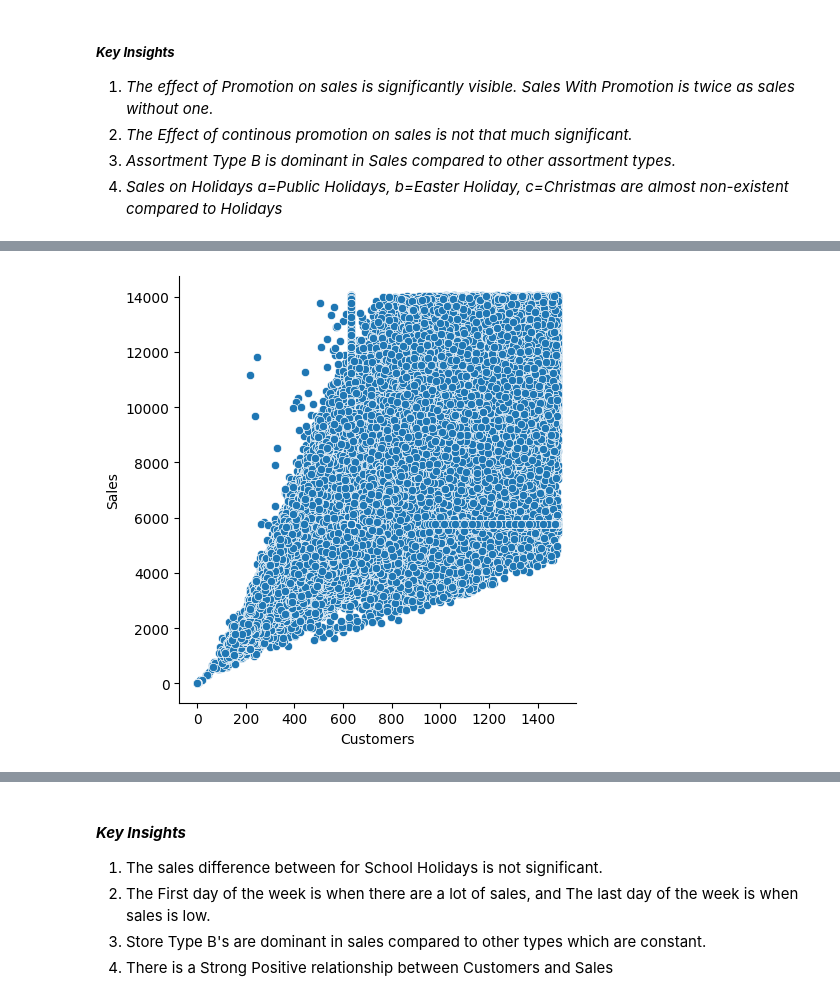
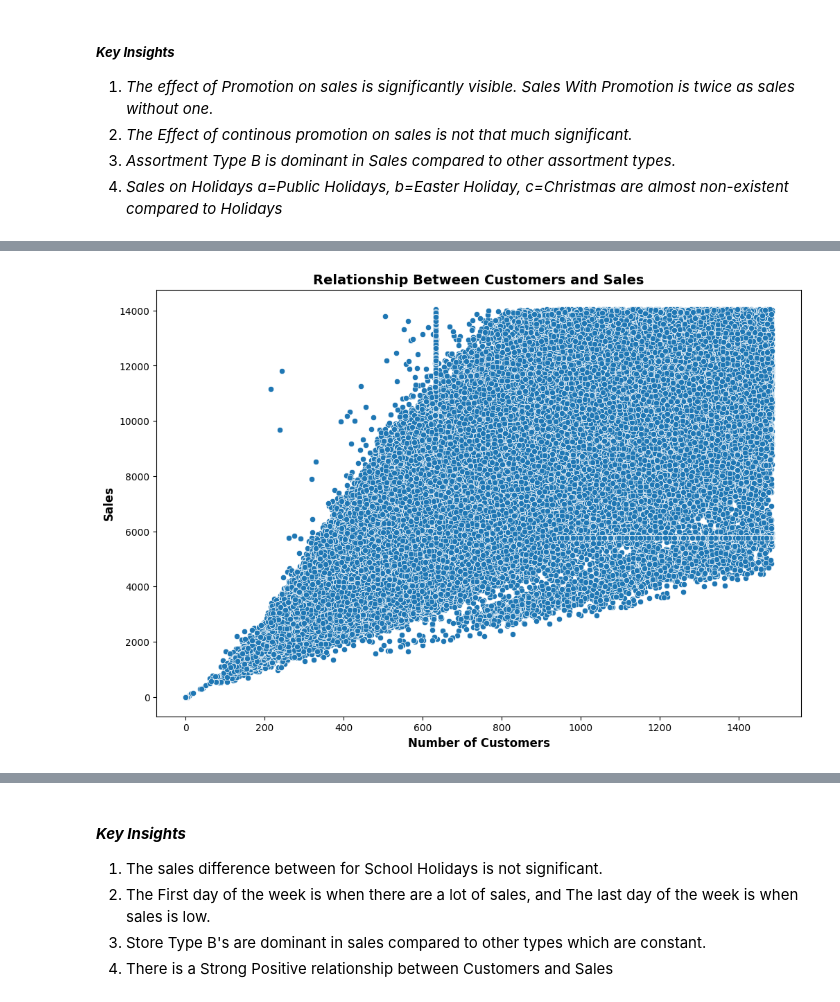
Before and after one commit to wastb/Sales-Predictive-Modelling, a Jupyter notebook: notebooks/data_exploration.ipynb, the cells around one changed output, grey strips where cells are left out. Drawn from its saved outputs; the diff is of its cells as text; code cells hidden in the pictures.

```diff
--- a/notebooks/data_exploration.ipynb
+++ b/notebooks/data_exploration.ipynb
@@ -405,4 +402,4 @@ de_train.bivariate_analysis_2()
 # %%
 ## Relationship between customers and sales
-sns.relplot(data=df_train_merged, y='Sales', x='Customers')
+de_train.bivariate_analysis_3()
 # %% [output]
@@ -410 +407 @@ sns.relplot(data=df_train_merged, y='Sales', x='Customers')
-[figure, old version]
+[figure, new version]
```
Also changed, not shown: parts of 28 cells of this notebook, 1 other file.
